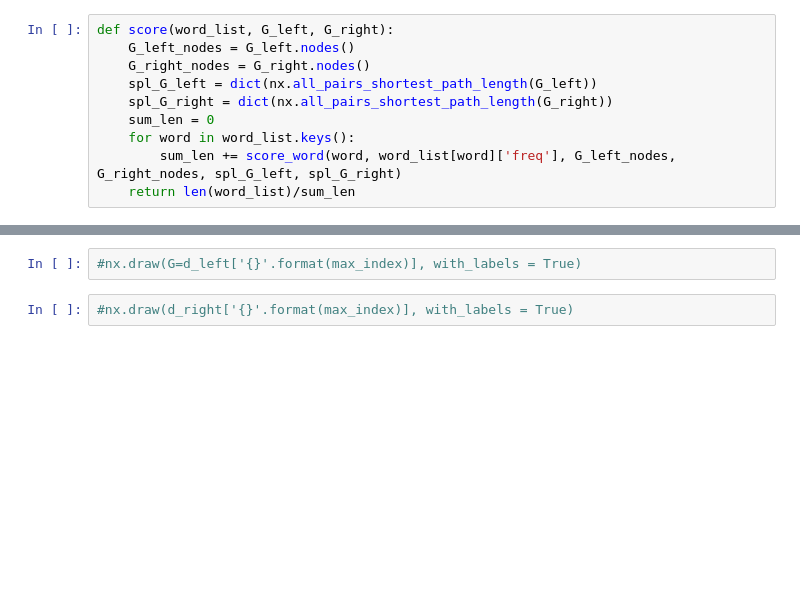
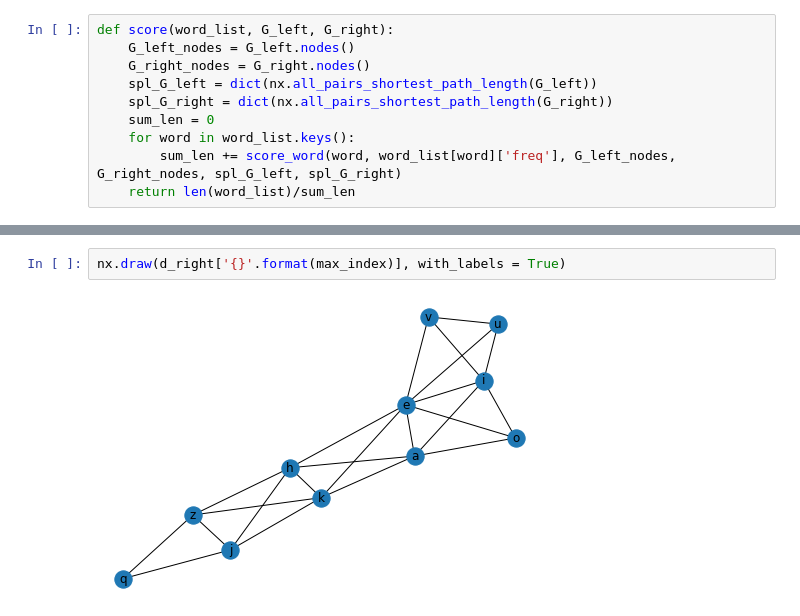
Before and after one commit to KacperSkelnik/keyboard_layout_genetic_algorithm, a Jupyter notebook: Algorithm.ipynb, the cells around one changed output, grey strips where cells are left out. Drawn from its saved outputs; the diff is of its cells as text; blank space fills up the shorter version.

```diff
--- a/Algorithm.ipynb
+++ b/Algorithm.ipynb
@@ -417,4 +430,4 @@ score(words, qwerty_left, qwerty_right)
 # %%
-#nx.draw(G=d_left['{}'.format(max_index)], with_labels = True)
+nx.draw(d_right['{}'.format(max_index)], with_labels = True)
+# %% [output]
+[figure, added]
-# %%
-#nx.draw(d_right['{}'.format(max_index)], with_labels = True)
```
Also changed, not shown: parts of 17 cells of this notebook.
